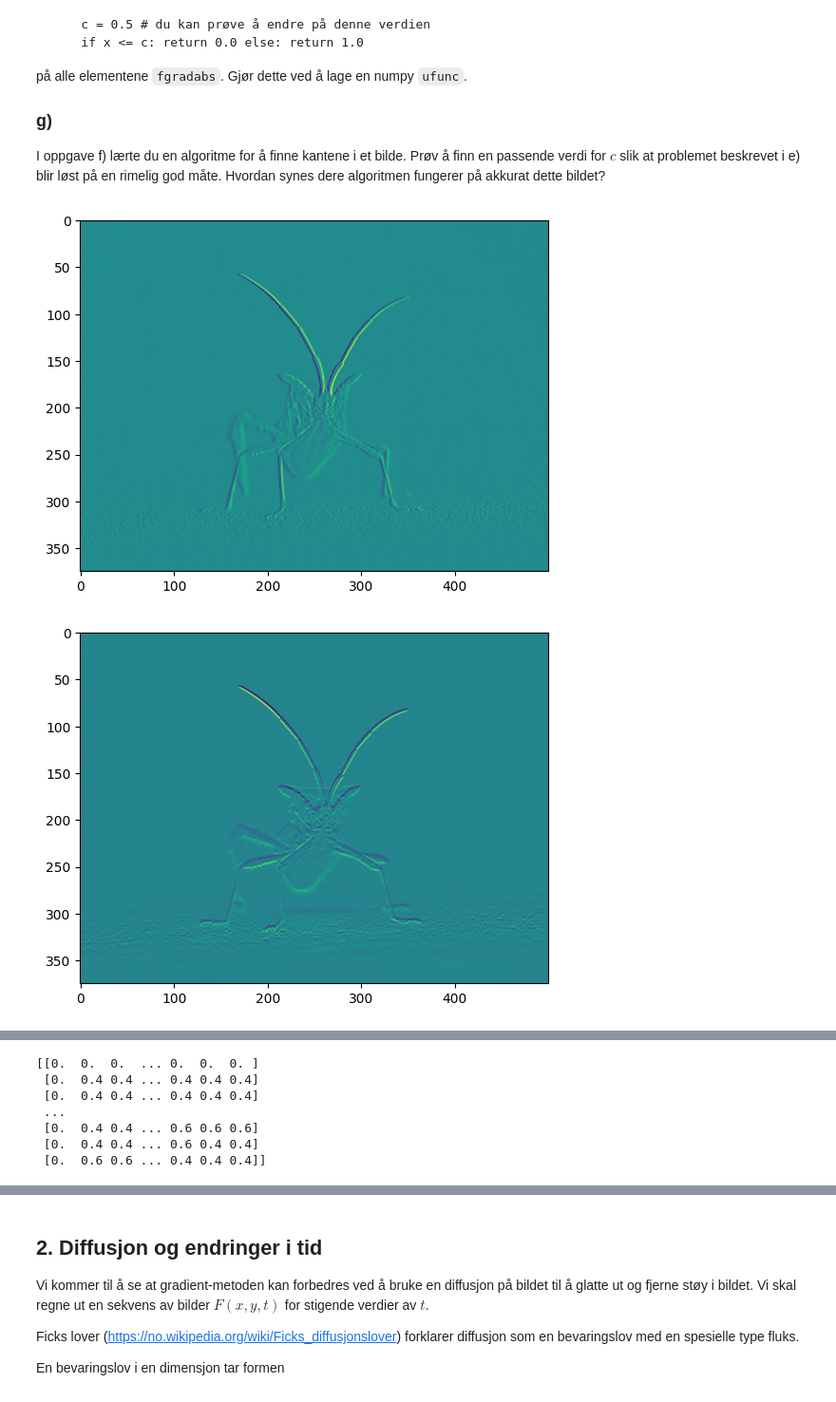
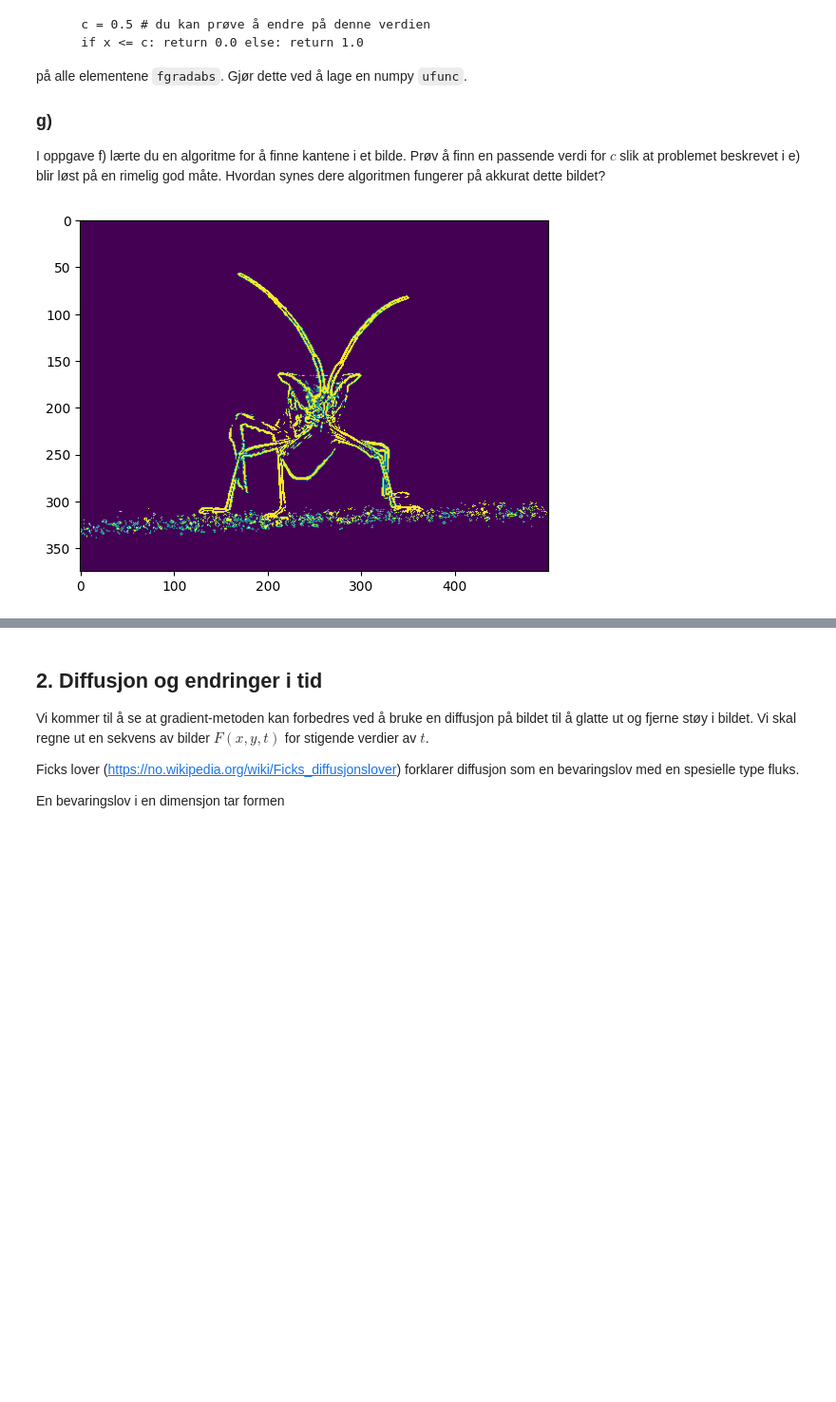
Before and after one commit to AugOks/Gruppe5Prosjekt, a Jupyter notebook: D_data.ipynb, the cells around one changed output, grey strips where cells are left out. Shown: that part at 95% size. Saved outputs shown, nothing was run; the diff lists cells and outputs as text; code cells hidden in the pictures; blank space fills up the shorter version.

```diff
--- a/D_data.ipynb
+++ b/D_data.ipynb
@@ -132,10 +131,10 @@ for i in range(1,Sy-1):
     for j in range(1,Sx-1):
        fx[i,j]= f_x(j,i,1)
        fy[i,j] = f_y(j, i, 1)
-plt.imshow(fx)
-plt.show()
-plt.imshow(fy)
-plt.show()
+#plt.imshow(fx)
+#plt.show()
+#plt.imshow(fy)
+#plt.show()
 #Task C
 #Finding the lenght of the gradient.
 def nablaf_x(a,b):
@@ -145,45 +144,44 @@ for k in range(1, Sy-1):
     for h in range(1, Sx-1):
         fgradabs[k,h] = nablaf_x(fx[k,h], fy[k,h])
 
-plt.imshow(fgradabs)
-plt.show()
+#plt.imshow(fgradabs)
+#plt.show()
 
 #Task D
 #Proving that the scaled fgradabs is the same as the original.
 normValue = np.max(fgradabs)
 for k in range(1, Sy):
     for h in range(1, Sx):
         fgradabs[k,h] = fgradabs[k,h]/(normValue)
-plt.imshow(fgradabs)
-plt.show()
+#plt.imshow(fgradabs)
+#plt.show()
 
 #Task F
 def kutt(x):
-    c = 0.45 # du kan prøve å endre på denne verdien
-    value = 0.6
-    if x <= c: value = 0.4
+    c = 0.12 # du kan prøve å endre på denne verdien
+    value = 1
+    if x <= c: value = 0
     return value
 
 #This block of code proves we know what ufuncs are and how to implement them but python is throwing Typerrors when showing the image.
 """
 kutt = np.frompyfunc(kutt, 1 ,1)
 kant = kutt([fgradabs])
 temp = kant.astype(np.float64)
 kant = temp[-1,:,:]
 """
 #Task F/G
 image = mg[:,:,-1] #mg has 3
 difImg = image
 for k in range(1, Sy):
     for h in range(1, Sx):
-        kant[k,h] = kutt(image[k,h])
+        #kant[k,h] = kutt(image[k,h])
         fgradabs[k,h] = kutt(fgradabs[k,h])
 
-print(kant)
-plt.imshow(kant)
-plt.show()
+#print(kant)
+
+
 plt.imshow(fgradabs)
 plt.show()
 # %% [output]
-[figure, old version]
+[figure, new version]
-[figure, removed]
@@ -192,7 +187,0 @@ plt.show()
-[[0.  0.  0.  ... 0.  0.  0. ]
- [0.  0.4 0.4 ... 0.4 0.4 0.4]
- [0.  0.4 0.4 ... 0.4 0.4 0.4]
- ...
- [0.  0.4 0.4 ... 0.6 0.6 0.6]
- [0.  0.4 0.4 ... 0.6 0.4 0.4]
- [0.  0.6 0.6 ... 0.4 0.4 0.4]]
```
Also changed, not shown: parts of 4 cells of this notebook.
